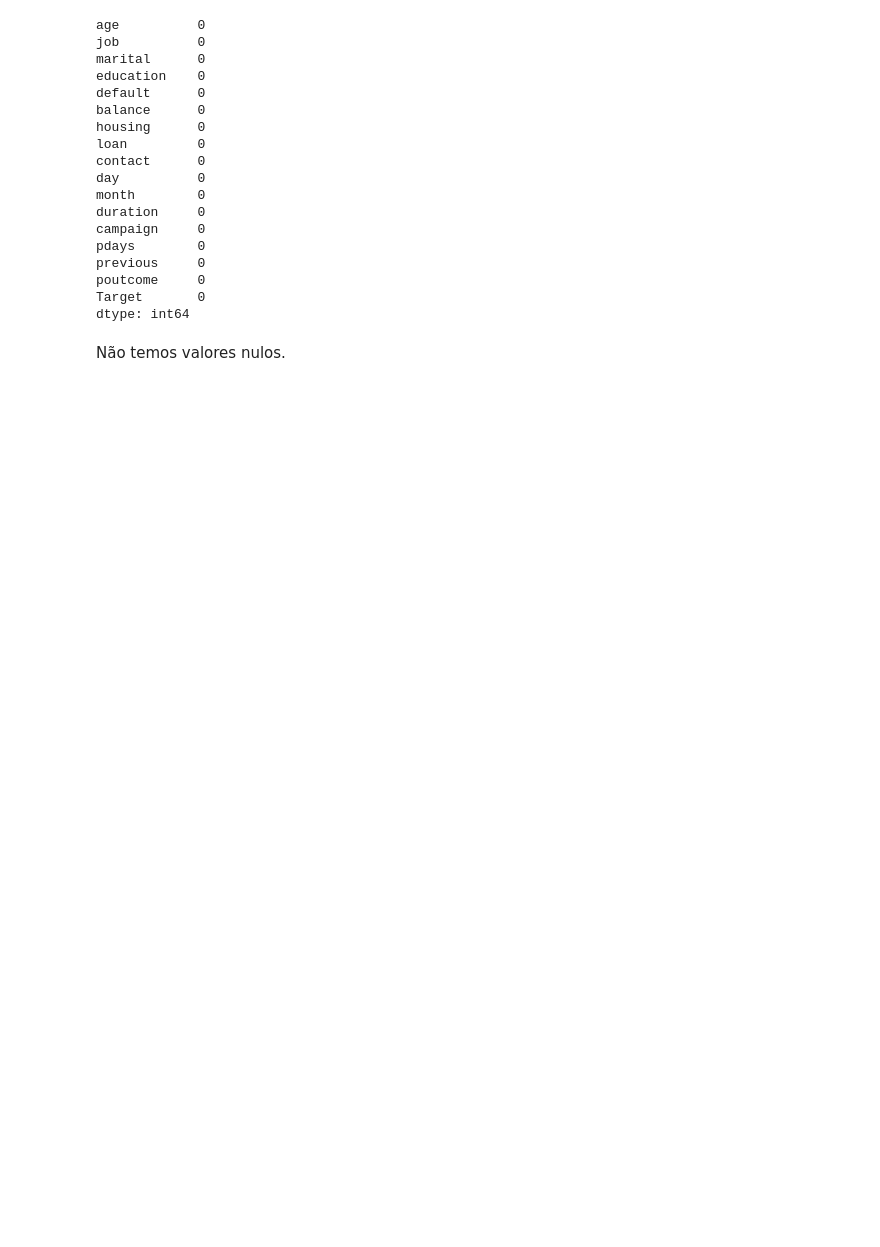
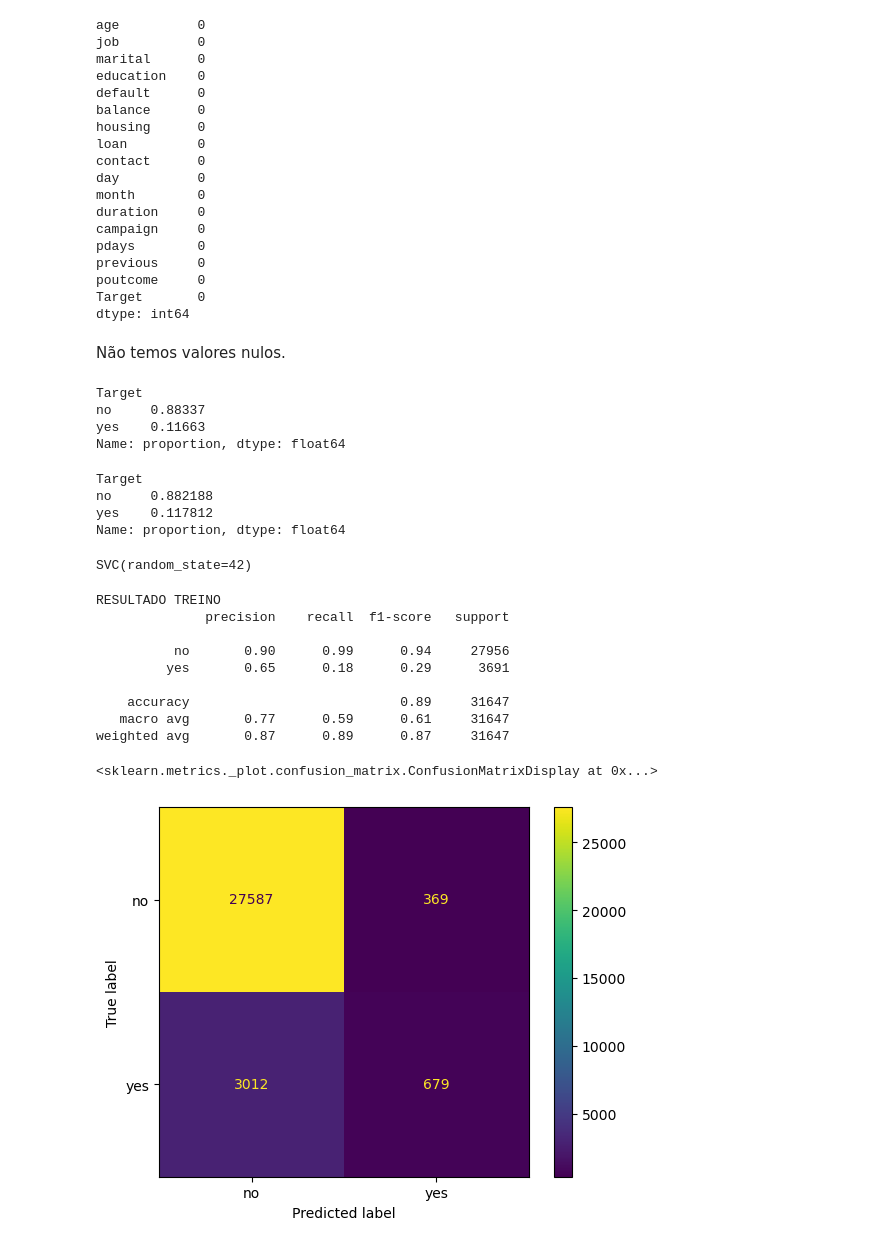
Before and after one commit to ale-eap/ADA-Machine_Learning_II, a Jupyter notebook: bank_full.ipynb, the cells around one changed output. Cells and saved outputs as stored; diff of their text form; code cells hidden in the pictures; blank space fills up the shorter version.

```diff
--- a/bank_full.ipynb
+++ b/bank_full.ipynb
@@ -130,7 +131,7 @@ scaler = MinMaxScaler()
 df[['age', 'balance', 'duration', 'campaign', 'pdays', 'previous']] = scaler.fit_transform(df[['age', 'balance', 'duration', 'campaign', 'pdays', 'previous']])
 # %%
 #Codificação de variáveis categóricas com o One-hot encoder
-df = pd.get_dummies(df, columns=categorical_cols[:-1], drop_first=True)
+df = oh.getDummiesOHE(df, columns=categorical_cols[:-1])
 # %%
 #Separando as variáveis features do nosso target.
 X = df.drop('Target', axis=1)
@@ -140,0 +147,40 @@ X_train, X_test, y_train, y_test = train_test_split(X, y, test_size=0.3,random_s
+# %%
+y_train.value_counts(dropna = False, normalize=  True)
+# %% [output]
+Target
+no     0.88337
+yes    0.11663
+Name: proportion, dtype: float64
+# %%
+y_test.value_counts(dropna = False, normalize=  True)
+# %% [output]
+Target
+no     0.882188
+yes    0.117812
+Name: proportion, dtype: float64
+# %%
+svc = SVC(random_state = 42)
+svc.fit(X_train, y_train)
+# %% [output]
+SVC(random_state=42)
+# %%
+y_pred_train = svc.predict(X_train)
+y_pred_test = svc.predict(X_test)
+# %%
+print("RESULTADO TREINO")
+
+print(classification_report(y_train , y_pred_train))
+
+ConfusionMatrixDisplay.from_predictions(y_train, y_pred_train)
+# %% [output]
+RESULTADO TREINO
+              precision    recall  f1-score   support
+
+          no       0.90      0.99      0.94     27956
+         yes       0.65      0.18      0.29      3691
+
+    accuracy                           0.89     31647
+   macro avg       0.77      0.59      0.61     31647
+weighted avg       0.87      0.89      0.87     31647
+<sklearn.metrics._plot.confusion_matrix.ConfusionMatrixDisplay at 0x...>
+[figure, added]
```
Also changed, not shown: parts of 3 cells of this notebook.
